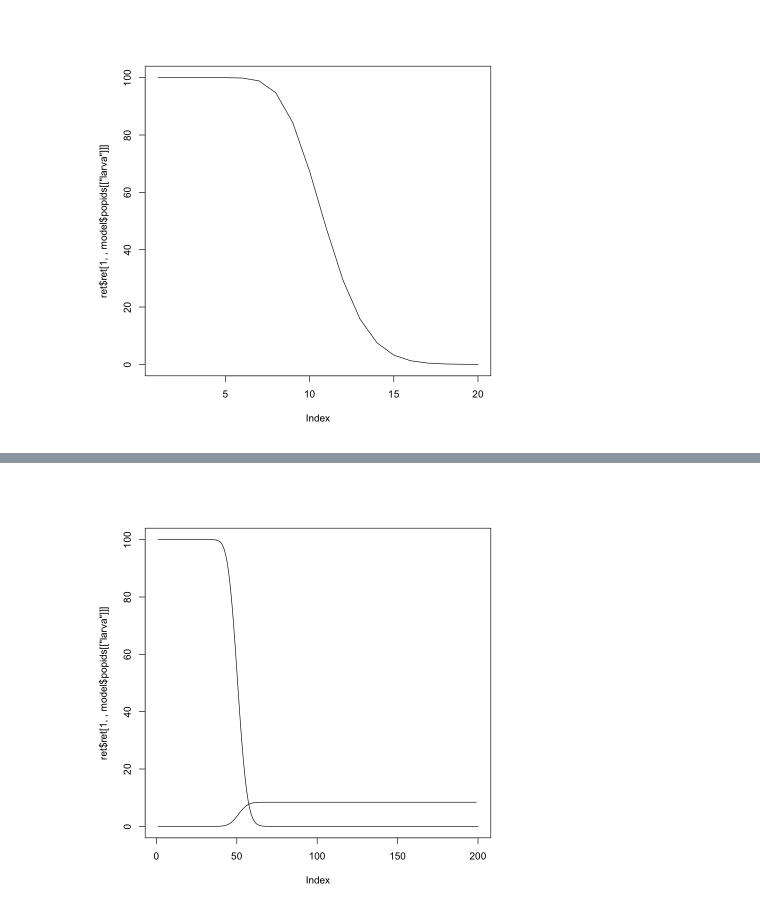
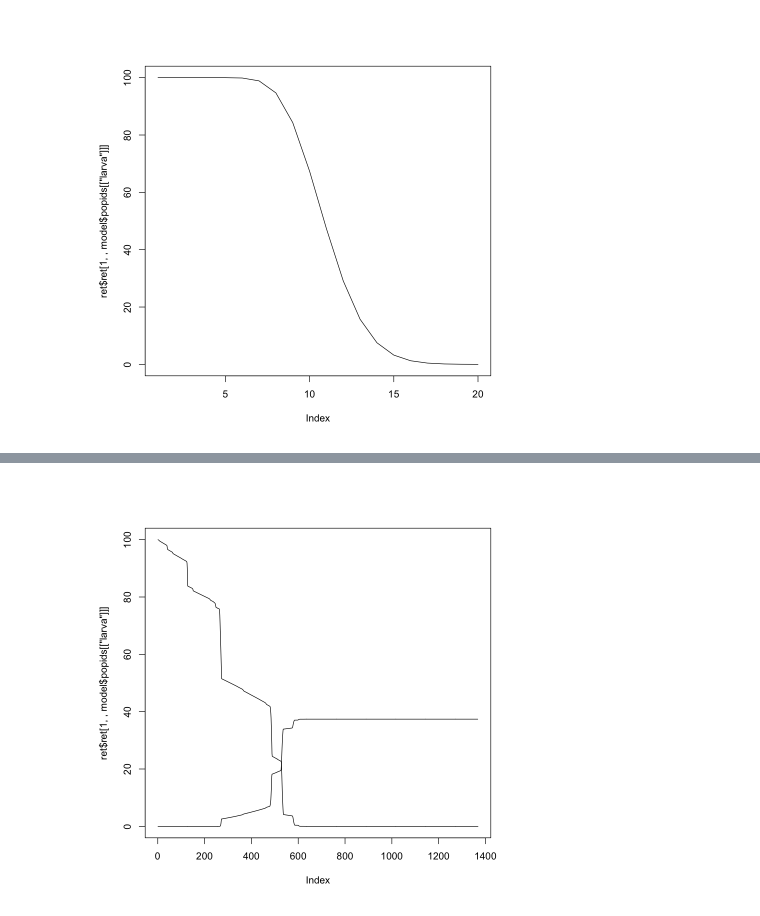
Before and after one commit to kerguler/vector-modelling-tutorials, a Jupyter notebook: tutorials/kamil/tutorial.ipynb, the cells around one changed output, grey strips where cells are left out. Saved outputs shown, nothing was run; the diff lists cells and outputs as text; code cells hidden in the pictures.

```diff
--- a/tutorials/kamil/tutorial.ipynb
+++ b/tutorials/kamil/tutorial.ipynb
@@ -84,2 +103,0 @@ ERROR: Error in dyn.load(lib): paylasilan nesne '/Users/kamil/Projects/VEClim/ve
-# %%
-model <- PopulationModel$new("models/model_larva.dylib")
@@ -108,21 +104,20 @@ plot(head(temp,-1),
-# %%
-temp <- rep(13.0, 200)
-
-param <- model$param
-
-ret <- model$sim(
-  ftime = length(temp),
-  envir = list(
-    temp = temp
-  ),
-  y0 = list(
-    larva = 100.0
-  ),
-  pr = param,
-  rep = 1
-)
-
-plot(ret$ret[1, , model$popids[["larva"]]], t = "l")
-lines(cumsum(ret$iret[1, , model$intids[["pupa"]]]), t = "l")
-# %% [output]
-[figure, removed]
+# %%
+temp <- tm$Tmean
+
+param <- model$param
+
+ret <- model$sim(
+  ftime = length(temp),
+  envir = list(
+    temp = temp
+  ),
+  pr = param,
+  y0 = list(
+    larva = 100.0
+  )
+)
+# %%
+plot(ret$ret[1, , model$popids[["larva"]]], t = "l")
+lines(cumsum(ret$iret[1, , model$intids[["larva_to_pupa"]]]), t = "l")
+# %% [output]
+[figure, added]
```
Also changed, not shown: parts of 7 cells of this notebook, 3 other files.
